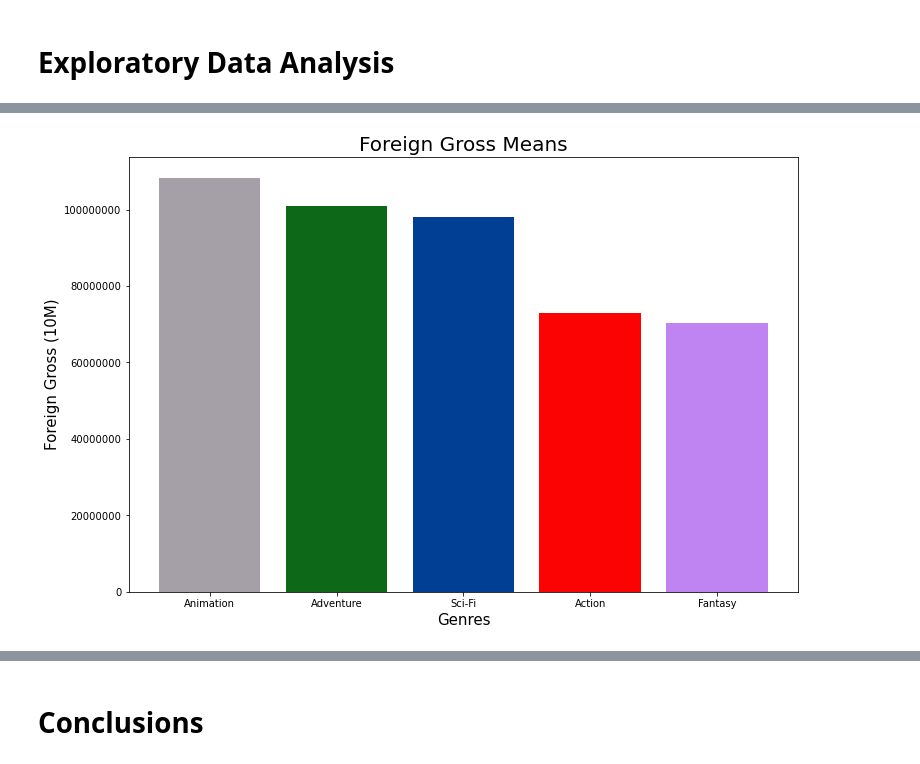
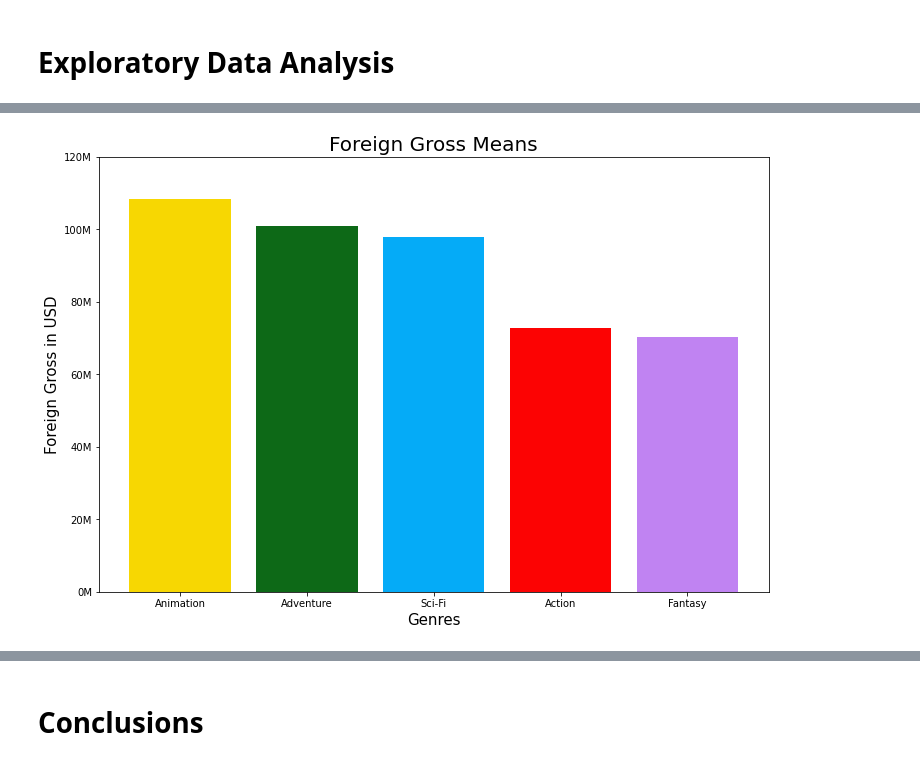
Before and after one commit to JohnNun/successful_films_project, a Jupyter notebook: successful_films_notebook.ipynb, the cells around one changed output, grey strips where cells are left out. Cells and saved outputs as stored; diff of their text form; code cells hidden in the pictures.

```diff
--- a/successful_films_notebook.ipynb
+++ b/successful_films_notebook.ipynb
@@ -73,12 +62,12 @@ def symbol_removal_dtype_con(df, columns):
     """
     Removes symbols from specified columns with numeric values in a dataset and converts dtype to integer.
 
-    Note: Any NaN or Null values in the dataset must be dropped or filled with place holder values before running through
-          function.
+    Note: Any NaN or Null values in the dataset must be dropped or filled with place holder values before running dataframe
+          through function.
 
     Function Parameters:
     df: Pandas dataframe
-    cols: Column name or list of columns with numeric values to remove symbols and convert to integer.
+    columns: Column name, or list of columns with numeric values to remove symbols and/or convert into integer data type.
     """
 
     df = df.copy()
@@ -104,9 +99,10 @@ the_num_bom_df = pd.concat([the_num_df_clean, bom_df_clean]).groupby('title', as
 # %%
+# Function to remove NaN and sort data by specified column name
 def clean_and_sort(df, sort_by):
 
     """
-    This functions reads the dataframe and if it locates a NaN or null value it will drop the rows those values are in and
-    proceed to sort the data by the defined column name as well as reseting the index.
+    This functions reads the dataframe and if it locates a NaN or null value it will drop the rows those values are in, and
+    proceed to sort the data by the defined column name in ascending order, as well as reseting the index.
 
     Function Arguments:
     df: The dataframe wish to be cleaned and sorted
@@ -241,0 +208,10 @@ Name: domestic_gross, dtype: int64
+# %%
+# Formatter function
+def millions_formatter(x, pos):
+    """
+    The function takes in two arguments, the value and tick position, and formats the ticks to show the value
+    in a condensed and easier to read format.
+
+    EX: 10000000 to 10M
+    """
+    return '%1.fM' % (x*1e-6)
@@ -268,12 +253,15 @@ ax.set_ylabel('Domestic Return on Investment (%)', fontsize=15);
 # %%
+# Bar chart for foreign gross
 genres_means_for = combined_film_df_clean.groupby(['genres'])['foreign_gross'].mean().sort_values(ascending=False)
 
 fig, ax = plt.subplots(figsize=(12, 8))
 
-ax.bar(genres_means_for.index[:5], genres_means_for[:5], color=['#a5a0a8', '#0d6917', '#013f94', '#fc0303', '#c083f2'])
+ax.bar(genres_means_for.index[:5], genres_means_for[:5], color=['#f7d702', '#0d6917', '#05abf7', '#fc0303', '#c083f2'])
 ax.set_title('Foreign Gross Means', fontsize=20)
 ax.set_xlabel('Genres', fontsize=15)
-ax.set_ylabel('Foreign Gross (10M)', fontsize=15)
-ax.ticklabel_format(style='plain', useOffset=False, axis='y');
+ax.set_ylabel('Foreign Gross in USD', fontsize=15)
+ax.ticklabel_format(style='plain', useOffset=False, axis='y')
+ax.set_yticks(range(0, 140000000, 20000000))
+ax.yaxis.set_major_formatter(ticker.FuncFormatter(millions_formatter));
 # %% [output]
-[figure, old version]
+[figure, new version]
```
Also changed, not shown: parts of 54 cells of this notebook, 5 other files.
